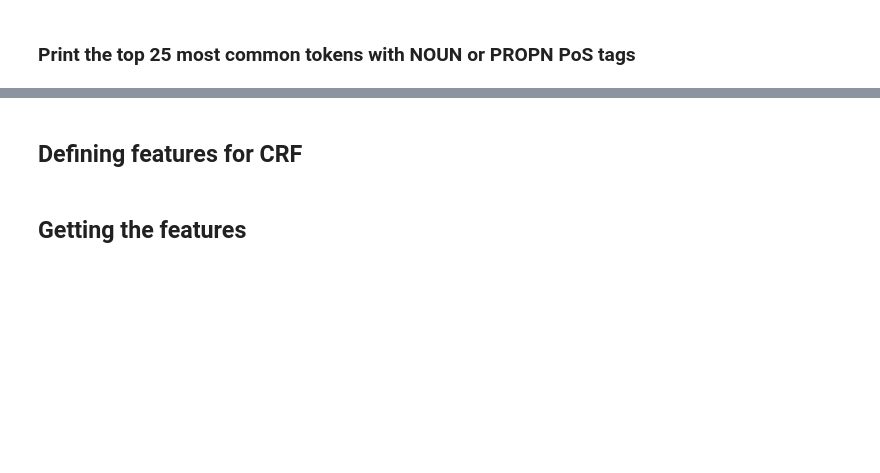
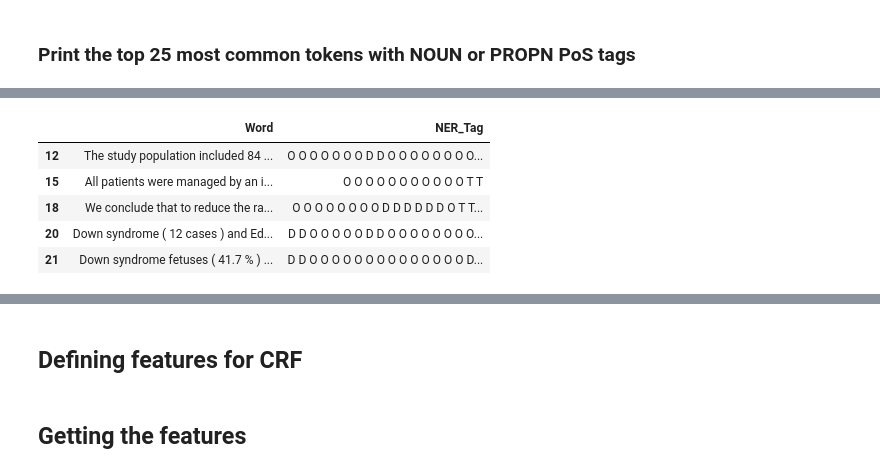
Before and after one commit to AmarjitMahadik007/Syntactic-Processing, a Jupyter notebook: Assignment.ipynb, the cells around one changed output, grey strips where cells are left out. Saved outputs shown, nothing was run; the diff lists cells and outputs as text; code cells hidden in the pictures; blank space fills up the shorter version.

```diff
--- a/Assignment.ipynb
+++ b/Assignment.ipynb
@@ -148,0 +266,16 @@ We will first explore what are the various concepts present in the dataset. For
+# %%
+# Function to check if 'D' or 'T' is in the NER Tag column
+def contains_D_or_T(tags):
+    return 'D' in tags.split() or 'T' in tags.split()
+
+# Filter rows
+filtered_df = df_sent[df_sent['NER_Tag'].apply(contains_D_or_T)]
+# %%
+filtered_df.head()
+# %% [output]
+|  | Word | NER_Tag |
+| 12 | The study population included 84 ... | O O O O O O O D D O O O O O O O O... |
+| 15 | All patients were managed by an i... | O O O O O O O O O O O T T |
+| 18 | We conclude that to reduce the ra... | O O O O O O O O D D D D D D O T T... |
+| 20 | Down syndrome ( 12 cases ) and Ed... | D D O O O O O D D O O O O O O O O... |
+| 21 | Down syndrome fetuses ( 41.7 % ) ... | D D O O O O O O O O O O O O O O D... |
```
Also changed, not shown: parts of 24 cells of this notebook.
